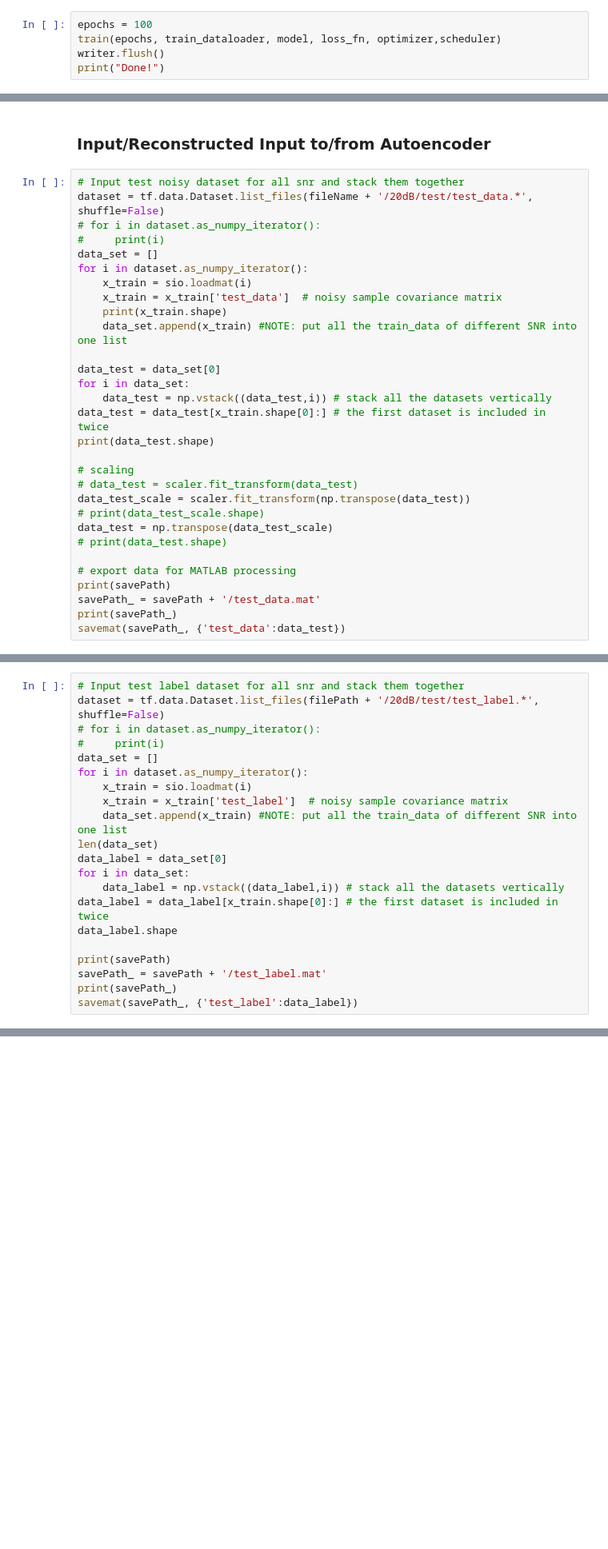
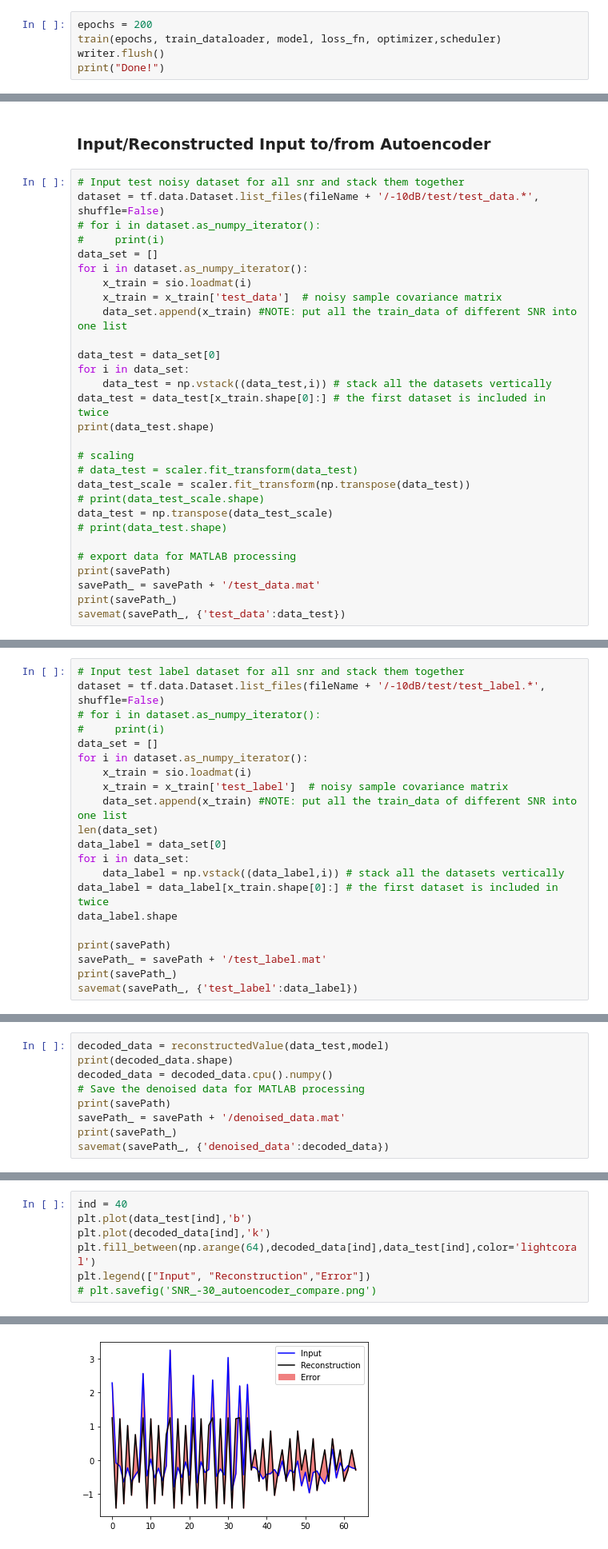
Before and after one commit to button23/Deeplearning-Autoencoder-DOA, a Jupyter notebook: [3]Pytorch/[1]DOA_implementation/pt_DOA.ipynb, the cells around one changed output, grey strips where cells are left out. Shown at 80% size. Cells and saved outputs as stored; diff of their text form; blank space fills up the shorter version.

```diff
--- a/[3]Pytorch/[1]DOA_implementation/pt_DOA.ipynb
+++ b/[3]Pytorch/[1]DOA_implementation/pt_DOA.ipynb
@@ -388,7 +354,7 @@ def train(epochs, dataset,model, loss_fn, optimizer, scheduler):
 # %% [markdown]
 ###  Start training and validating
 # %%
-epochs = 100
+epochs = 200
 train(epochs, train_dataloader, model, loss_fn, optimizer,scheduler)
 writer.flush()
 print("Done!")
@@ -414,14 +391,13 @@ Done!
 ###  Input/Reconstructed Input to/from Autoencoder
 # %%
 # Input test noisy dataset for all snr and stack them together
-dataset = tf.data.Dataset.list_files(fileName + '/20dB/test/test_data.*', shuffle=False)
+dataset = tf.data.Dataset.list_files(fileName + '/-10dB/test/test_data.*', shuffle=False)
 # for i in dataset.as_numpy_iterator():
 #     print(i)
 data_set = []
 for i in dataset.as_numpy_iterator():
     x_train = sio.loadmat(i)
     x_train = x_train['test_data']  # noisy sample covariance matrix
-    print(x_train.shape)
     data_set.append(x_train) #NOTE: put all the train_data of different SNR into one list
 
 data_test = data_set[0]
@@ -450,6 +425,6 @@ savemat(savePath_, {'test_data':data_test})
 # %%
 # Input test label dataset for all snr and stack them together
-dataset = tf.data.Dataset.list_files(filePath + '/20dB/test/test_label.*', shuffle=False)
+dataset = tf.data.Dataset.list_files(fileName + '/-10dB/test/test_label.*', shuffle=False)
 # for i in dataset.as_numpy_iterator():
 #     print(i)
 data_set = []
@@ -485,3 +463,12 @@ def reconstructedValue(X, model):
         reconstructed = pred[0]
 
     return reconstructed
+# %%
+decoded_data = reconstructedValue(data_test,model)
+print(decoded_data.shape)
+decoded_data = decoded_data.cpu().numpy()
+# Save the denoised data for MATLAB processing
+print(savePath)
+savePath_ = savePath + '/denoised_data.mat'
+print(savePath_)
+savemat(savePath_, {'denoised_data':decoded_data})
@@ -487,0 +479,8 @@ def reconstructedValue(X, model):
+# %%
+ind = 40
+plt.plot(data_test[ind],'b')
+plt.plot(decoded_data[ind],'k')
+plt.fill_between(np.arange(64),decoded_data[ind],data_test[ind],color='lightcoral')
+plt.legend(["Input", "Reconstruction","Error"])
+# plt.savefig('SNR_-30_autoencoder_compare.png')
+# %% [output]
@@ -487,0 +488 @@ def reconstructedValue(X, model):
+[figure, added]
```
Also changed, not shown: parts of 23 cells of this notebook, 56 other files.
